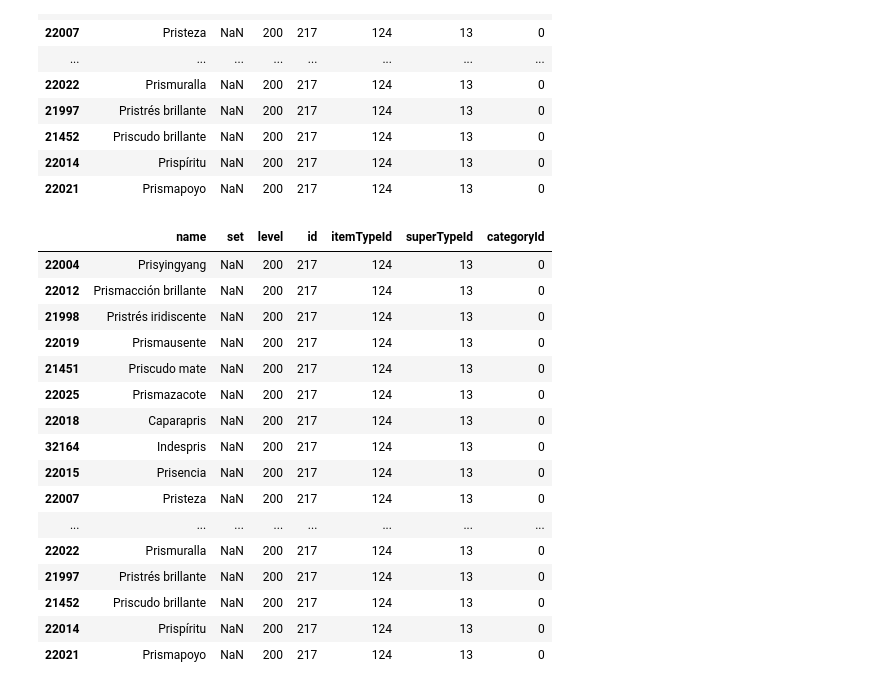
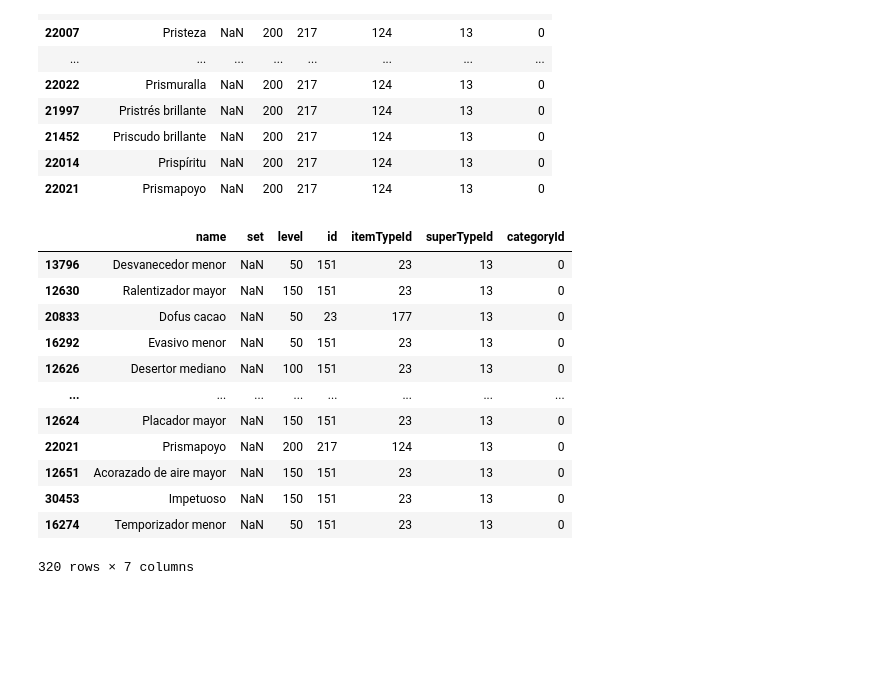
Before and after one commit to jdtibochab/dofus-set-optimizer, a Jupyter notebook: Optimize-Sacri.ipynb, the cells around one changed output. Cells and saved outputs as stored; diff of their text form; code cells hidden in the pictures; blank space fills up the shorter version.

```diff
--- a/Optimize-Sacri.ipynb
+++ b/Optimize-Sacri.ipynb
@@ -10,7 +10,7 @@ import json
 from datetime import datetime
 config = {
     "optimizer" : {
-        "path" : f"outputs/sacri-omni-crit-absweapon/{datetime.now().strftime('%Y-%m-%d_%H-%M-%S')}",
+        "path" : f"./outputs/sacri-omni-crit-absweapon/{datetime.now().strftime('%Y-%m-%d_%H-%M-%S')}",
         "language": "es",
         "population_size": 300,
         "num_parents_mating": 100, # Number of parents to mate, usually 1/3 of population size
@@ -248,22 +238,18 @@ Items[(Items["superTypeId"]==13) & (Items["name"].str.contains("Pris",case=False
 | 22014 | Prispíritu | NaN | 200 | 217 | 124 | 13 | 0 |
 | 22021 | Prismapoyo | NaN | 200 | 217 | 124 | 13 | 0 |
 # %%
-Items[(Items["superTypeId"]==124)]
+Items[(Items["superTypeId"].isin([13]))]
 # %% [output]
 |  | name | set | level | id | itemTypeId | superTypeId | categoryId |
-| 22004 | Prisyingyang | NaN | 200 | 217 | 124 | 13 | 0 |
-| 22012 | Prismacción brillante | NaN | 200 | 217 | 124 | 13 | 0 |
-| 21998 | Pristrés iridiscente | NaN | 200 | 217 | 124 | 13 | 0 |
-| 22019 | Prismausente | NaN | 200 | 217 | 124 | 13 | 0 |
-| 21451 | Priscudo mate | NaN | 200 | 217 | 124 | 13 | 0 |
-| 22025 | Prismazacote | NaN | 200 | 217 | 124 | 13 | 0 |
-| 22018 | Caparapris | NaN | 200 | 217 | 124 | 13 | 0 |
-| 32164 | Indespris | NaN | 200 | 217 | 124 | 13 | 0 |
-| 22015 | Prisencia | NaN | 200 | 217 | 124 | 13 | 0 |
-| 22007 | Pristeza | NaN | 200 | 217 | 124 | 13 | 0 |
+| 13796 | Desvanecedor menor | NaN | 50 | 151 | 23 | 13 | 0 |
+| 12630 | Ralentizador mayor | NaN | 150 | 151 | 23 | 13 | 0 |
+| 20833 | Dofus cacao | NaN | 50 | 23 | 177 | 13 | 0 |
+| 16292 | Evasivo menor | NaN | 50 | 151 | 23 | 13 | 0 |
+| 12626 | Desertor mediano | NaN | 100 | 151 | 23 | 13 | 0 |
 | ... | ... | ... | ... | ... | ... | ... | ... |
-| 22022 | Prismuralla | NaN | 200 | 217 | 124 | 13 | 0 |
-| 21997 | Pristrés brillante | NaN | 200 | 217 | 124 | 13 | 0 |
-| 21452 | Priscudo brillante | NaN | 200 | 217 | 124 | 13 | 0 |
-| 22014 | Prispíritu | NaN | 200 | 217 | 124 | 13 | 0 |
+| 12624 | Placador mayor | NaN | 150 | 151 | 23 | 13 | 0 |
 | 22021 | Prismapoyo | NaN | 200 | 217 | 124 | 13 | 0 |
+| 12651 | Acorazado de aire mayor | NaN | 150 | 151 | 23 | 13 | 0 |
+| 30453 | Impetuoso | NaN | 150 | 151 | 23 | 13 | 0 |
+| 16274 | Temporizador menor | NaN | 50 | 151 | 23 | 13 | 0 |
+320 rows × 7 columns
```
Also changed, not shown: parts of 2 cells of this notebook, 14 other files.
